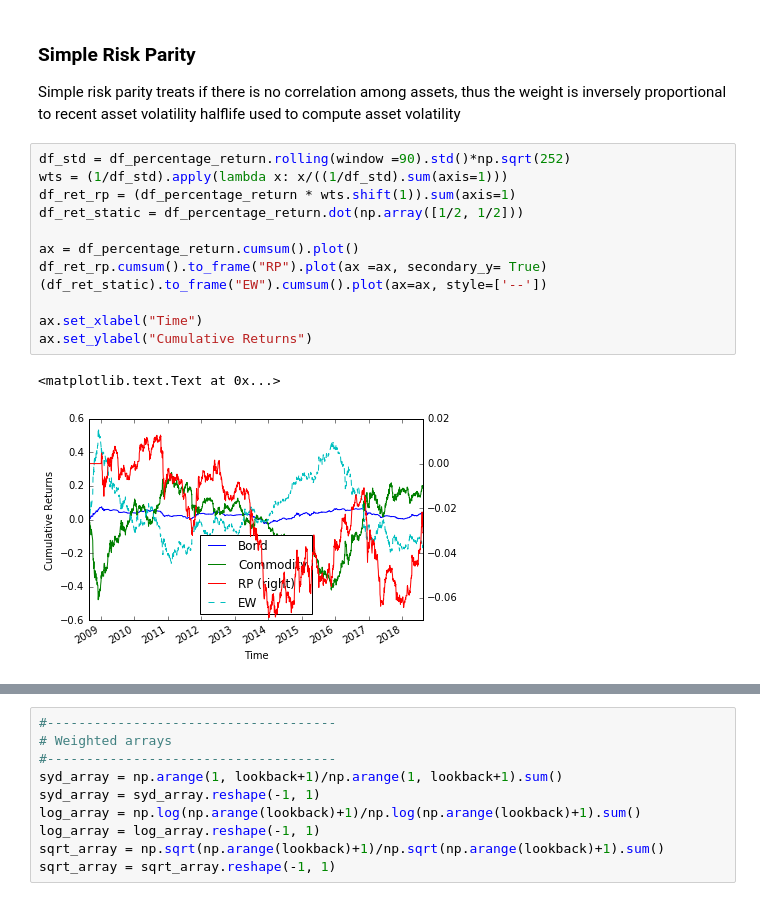
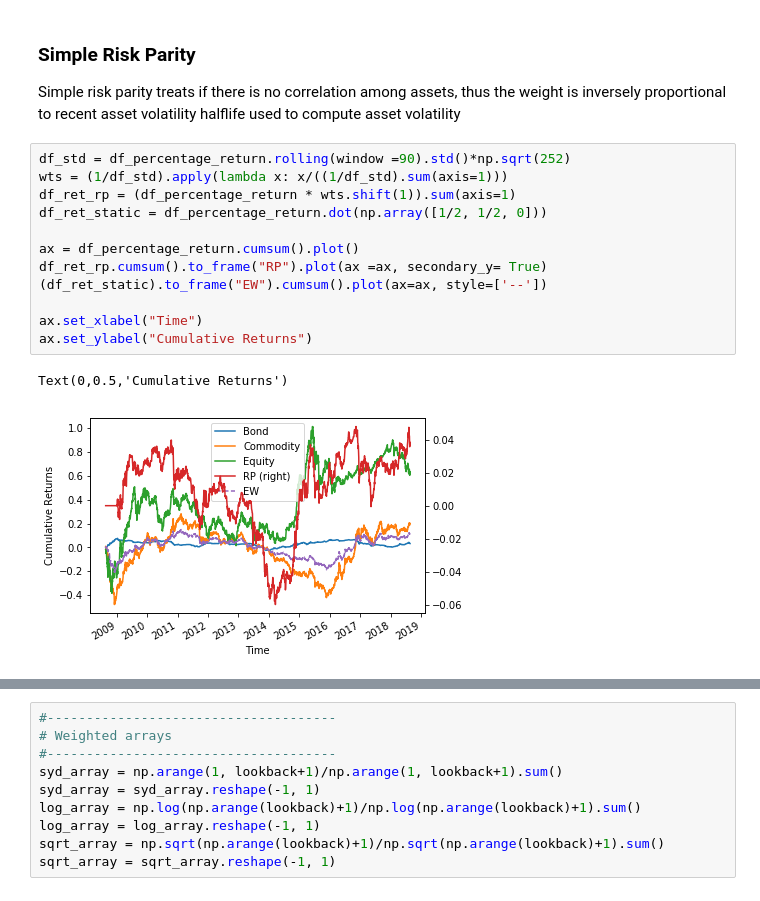
Before and after one commit to leolle/simulate, a Jupyter notebook: optimization/risk_parity/risk_parity.ipynb, the cells around one changed output, grey strips where cells are left out. Saved outputs shown, nothing was run; the diff lists cells and outputs as text.

```diff
--- a/optimization/risk_parity/risk_parity.ipynb
+++ b/optimization/risk_parity/risk_parity.ipynb
@@ -143,18 +150,18 @@ halflife used to compute asset volatility
 # %%
 df_std = df_percentage_return.rolling(window =90).std()*np.sqrt(252)
 wts = (1/df_std).apply(lambda x: x/((1/df_std).sum(axis=1)))
 df_ret_rp = (df_percentage_return * wts.shift(1)).sum(axis=1)
-df_ret_static = df_percentage_return.dot(np.array([1/2, 1/2]))
+df_ret_static = df_percentage_return.dot(np.array([1/2, 1/2, 0]))
 
 ax = df_percentage_return.cumsum().plot()
 df_ret_rp.cumsum().to_frame("RP").plot(ax =ax, secondary_y= True)
 (df_ret_static).to_frame("EW").cumsum().plot(ax=ax, style=['--'])
 
 ax.set_xlabel("Time")
 ax.set_ylabel("Cumulative Returns")
 # %% [output]
-<matplotlib.text.Text at 0x...>
+Text(0,0.5,'Cumulative Returns')
-[figure, old version]
+[figure, new version]
 # %%
 pt_risk_contribution = wts * 0
 weighting_scheme = "NRP"
```
Also changed, not shown: parts of 5 cells of this notebook, 5 other files.
